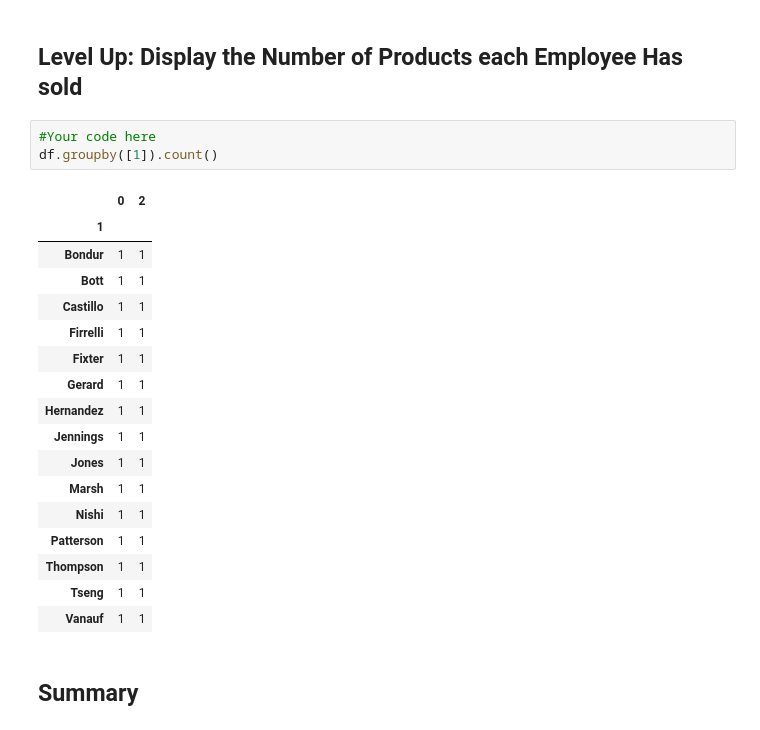
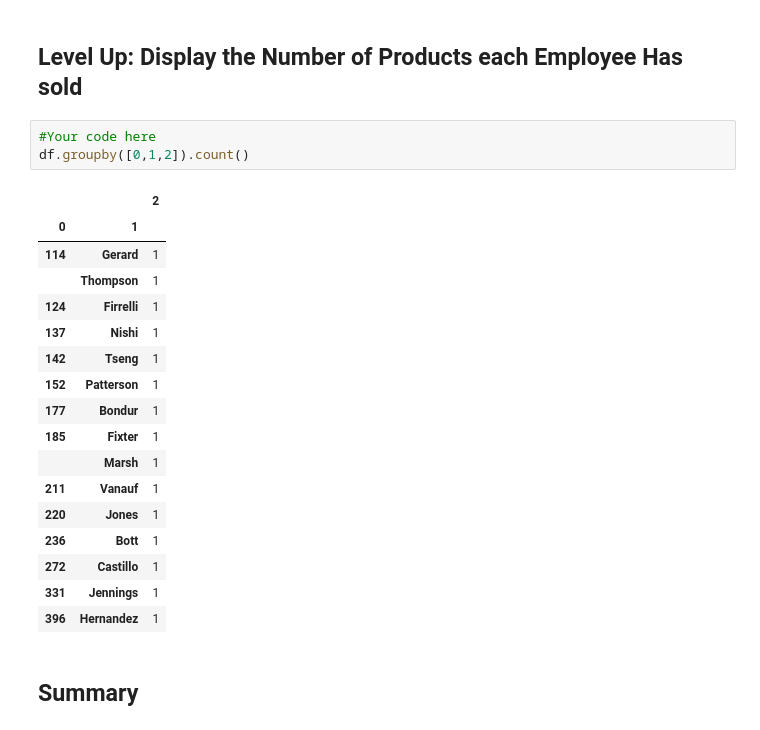
Before and after one commit to mubarakb/dsc-0-05-10-join-statements-lab-nyc-career-ds-102218, a Jupyter notebook: index.ipynb, the cells around one changed output. Drawn from its saved outputs; the diff is of its cells as text.

```diff
--- a/index.ipynb
+++ b/index.ipynb
@@ -131,25 +131,25 @@ df
 ## Level Up: Display the Number of Products each Employee Has sold
 # %%
 #Your code here
-df.groupby([1]).count()
+df.groupby([0,1,2]).count()
 # %% [output]
-|  | 0 | 2 |
-| 1 |  |  |
-| Bondur | 1 | 1 |
-| Bott | 1 | 1 |
-| Castillo | 1 | 1 |
-| Firrelli | 1 | 1 |
-| Fixter | 1 | 1 |
-| Gerard | 1 | 1 |
-| Hernandez | 1 | 1 |
-| Jennings | 1 | 1 |
-| Jones | 1 | 1 |
-| Marsh | 1 | 1 |
-| Nishi | 1 | 1 |
-| Patterson | 1 | 1 |
-| Thompson | 1 | 1 |
-| Tseng | 1 | 1 |
-| Vanauf | 1 | 1 |
+|  |  | 2 |
+| 0 | 1 |  |
+| 114 | Gerard | 1 |
+|  | Thompson | 1 |
+| 124 | Firrelli | 1 |
+| 137 | Nishi | 1 |
+| 142 | Tseng | 1 |
+| 152 | Patterson | 1 |
+| 177 | Bondur | 1 |
+| 185 | Fixter | 1 |
+|  | Marsh | 1 |
+| 211 | Vanauf | 1 |
+| 220 | Jones | 1 |
+| 236 | Bott | 1 |
+| 272 | Castillo | 1 |
+| 331 | Jennings | 1 |
+| 396 | Hernandez | 1 |
 # %% [markdown]
 ## Summary
 # %% [markdown]
```
